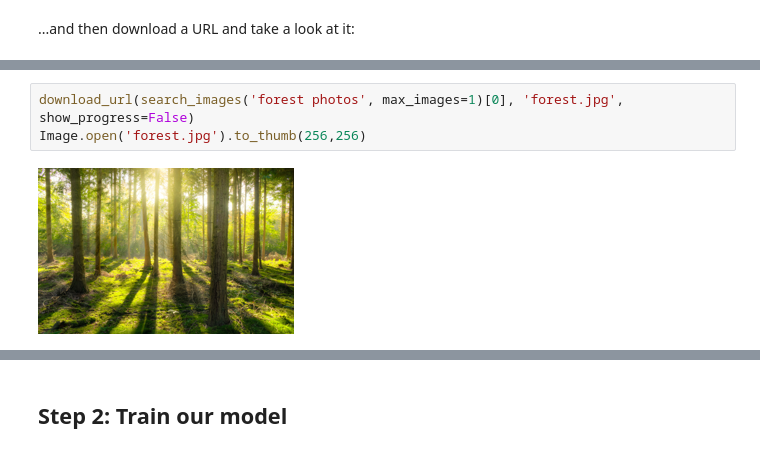
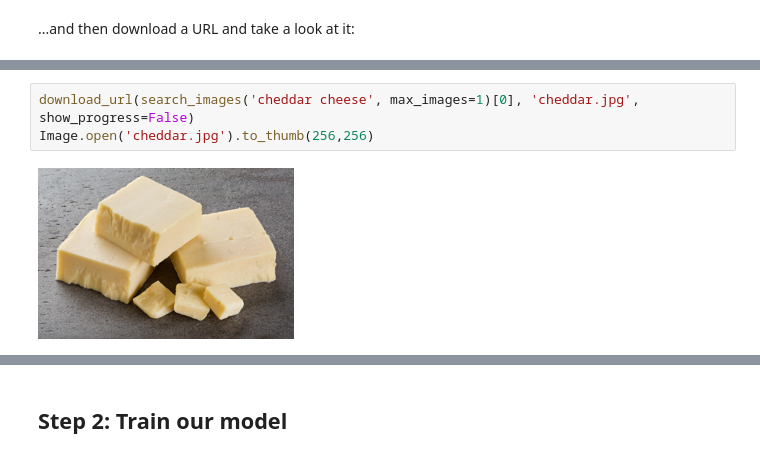
Before and after one commit to kakis2/course22, a Jupyter notebook: cheese/cheese_classifier.ipynb, the cells around one changed output, grey strips where cells are left out. Saved outputs shown, nothing was run; the diff lists cells and outputs as text.

```diff
--- a/cheese/cheese_classifier.ipynb
+++ b/cheese/cheese_classifier.ipynb
@@ -66,5 +103,5 @@ Now let's do the same with "forest photos":
 # %%
-download_url(search_images('forest photos', max_images=1)[0], 'forest.jpg', show_progress=False)
-Image.open('forest.jpg').to_thumb(256,256)
+download_url(search_images('cheddar cheese', max_images=1)[0], 'cheddar.jpg', show_progress=False)
+Image.open('cheddar.jpg').to_thumb(256,256)
 # %% [output]
-[figure, old version]
+[figure, new version]
```
Also changed, not shown: parts of 25 cells of this notebook.
